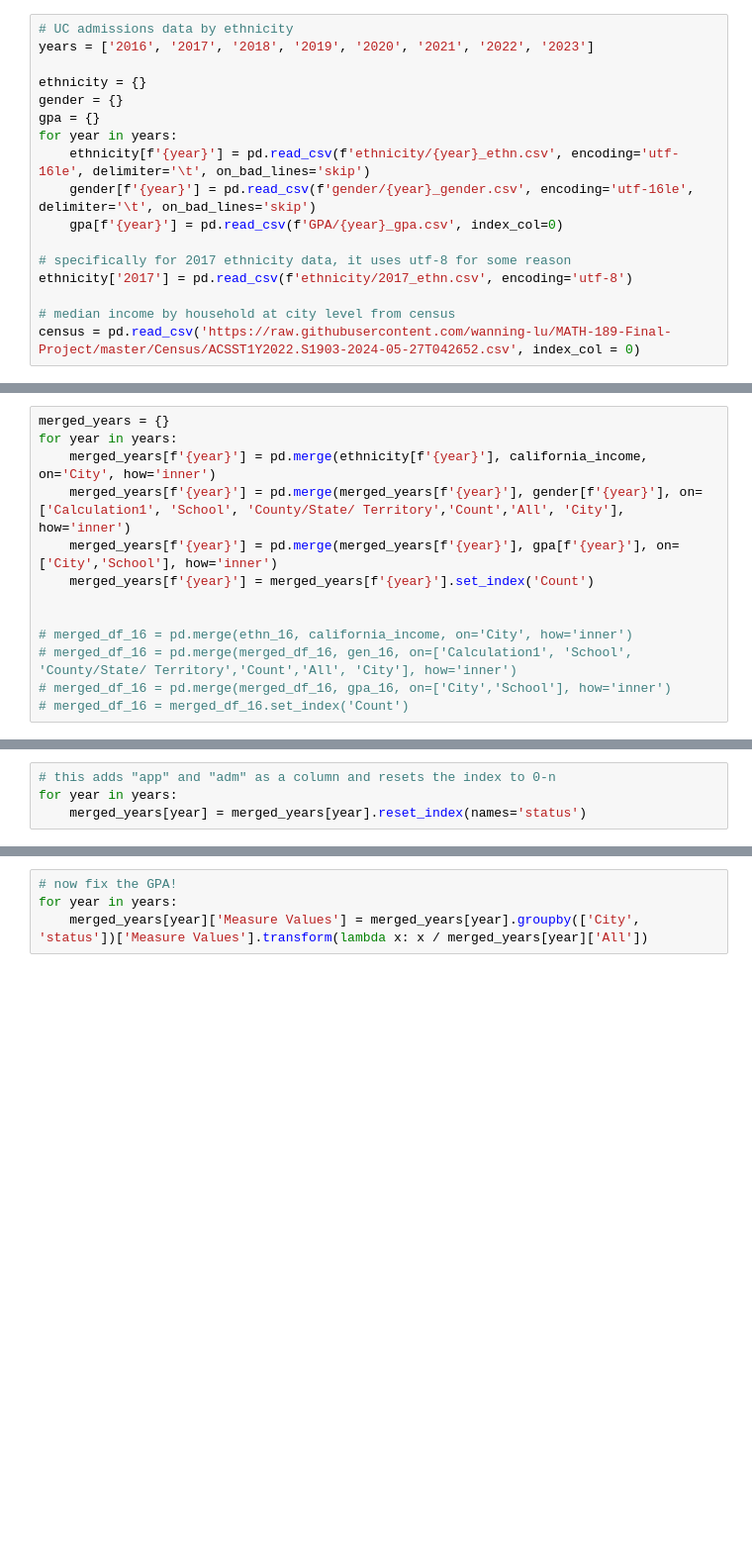
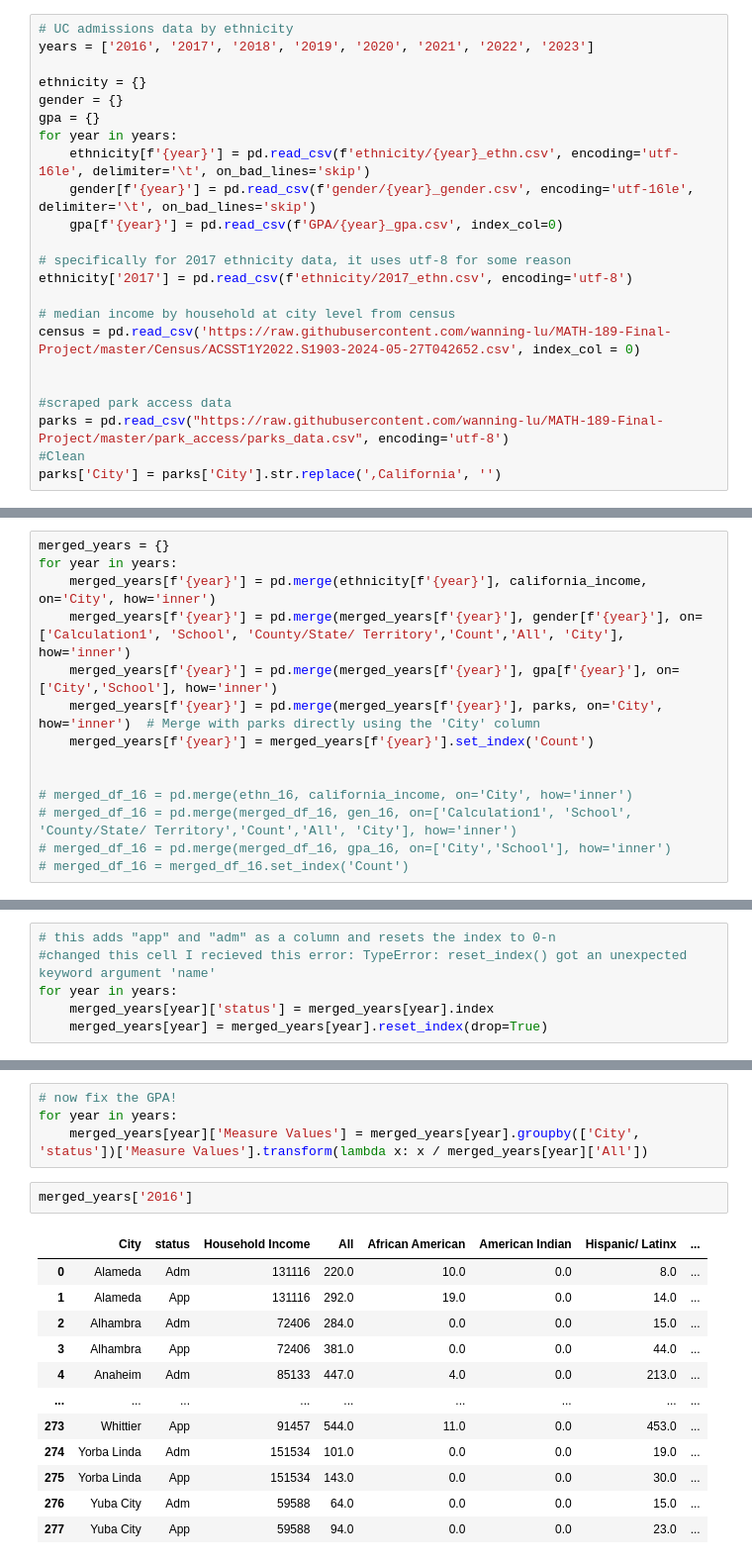
Before and after one commit to wanning-lu/MATH-189-Final-Project, a Jupyter notebook: analysis_merged.ipynb, the cells around one changed output, grey strips where cells are left out. Shown: that part at 99% size. Cells and saved outputs as stored; diff of their text form; blank space fills up the shorter version.

```diff
--- a/analysis_merged.ipynb
+++ b/analysis_merged.ipynb
@@ -22,6 +23,12 @@ ethnicity['2017'] = pd.read_csv(f'ethnicity/2017_ethn.csv', encoding='utf-8')
 
 # median income by household at city level from census
 census = pd.read_csv('https://raw.githubusercontent.com/wanning-lu/MATH-189-Final-Project/master/Census/ACSST1Y2022.S1903-2024-05-27T042652.csv', index_col = 0)
+
+
+#scraped park access data
+parks = pd.read_csv("https://raw.githubusercontent.com/wanning-lu/MATH-189-Final-Project/master/park_access/parks_data.csv", encoding='utf-8')
+#Clean
+parks['City'] = parks['City'].str.replace(',California', '')
 # %% [markdown]
 ### Filtering income data to contain only Californian cities
 # %%
@@ -126,6 +134,7 @@ for year in years:
     merged_years[f'{year}'] = pd.merge(ethnicity[f'{year}'], california_income, on='City', how='inner')
     merged_years[f'{year}'] = pd.merge(merged_years[f'{year}'], gender[f'{year}'], on=['Calculation1', 'School', 'County/State/ Territory','Count','All', 'City'], how='inner')
     merged_years[f'{year}'] = pd.merge(merged_years[f'{year}'], gpa[f'{year}'], on=['City','School'], how='inner')
+    merged_years[f'{year}'] = pd.merge(merged_years[f'{year}'], parks, on='City', how='inner')  # Merge with parks directly using the 'City' column
     merged_years[f'{year}'] = merged_years[f'{year}'].set_index('Count')
 
 
@@ -137,8 +161,10 @@ for year in years:
 ### Clean data further
 # %%
 # this adds "app" and "adm" as a column and resets the index to 0-n
+#changed this cell I recieved this error: TypeError: reset_index() got an unexpected keyword argument 'name'
 for year in years:
-    merged_years[year] = merged_years[year].reset_index(names='status')
+    merged_years[year]['status'] = merged_years[year].index
+    merged_years[year] = merged_years[year].reset_index(drop=True)
 # %%
 for year in years:
     # remove 'enrolled' rows
@@ -166,3 +192,18 @@ Index(['City', 'status', 'Household Income', 'All', 'African American',
 # now fix the GPA!
 for year in years:
     merged_years[year]['Measure Values'] = merged_years[year].groupby(['City', 'status'])['Measure Values'].transform(lambda x: x / merged_years[year]['All'])
+# %%
+merged_years['2016']
+# %% [output]
+|  | City | status | Household Income | All | African American | American Indian | Hispanic/ Latinx | ... |
+| 0 | Alameda | Adm | 131116 | 220.0 | 10.0 | 0.0 | 8.0 | ... |
+| 1 | Alameda | App | 131116 | 292.0 | 19.0 | 0.0 | 14.0 | ... |
+| 2 | Alhambra | Adm | 72406 | 284.0 | 0.0 | 0.0 | 15.0 | ... |
+| 3 | Alhambra | App | 72406 | 381.0 | 0.0 | 0.0 | 44.0 | ... |
+| 4 | Anaheim | Adm | 85133 | 447.0 | 4.0 | 0.0 | 213.0 | ... |
+| ... | ... | ... | ... | ... | ... | ... | ... | ... |
+| 273 | Whittier | App | 91457 | 544.0 | 11.0 | 0.0 | 453.0 | ... |
+| 274 | Yorba Linda | Adm | 151534 | 101.0 | 0.0 | 0.0 | 19.0 | ... |
+| 275 | Yorba Linda | App | 151534 | 143.0 | 0.0 | 0.0 | 30.0 | ... |
+| 276 | Yuba City | Adm | 59588 | 64.0 | 0.0 | 0.0 | 15.0 | ... |
+| 277 | Yuba City | App | 59588 | 94.0 | 0.0 | 0.0 | 23.0 | ... |
```
Also changed, not shown: parts of 12 cells of this notebook.
